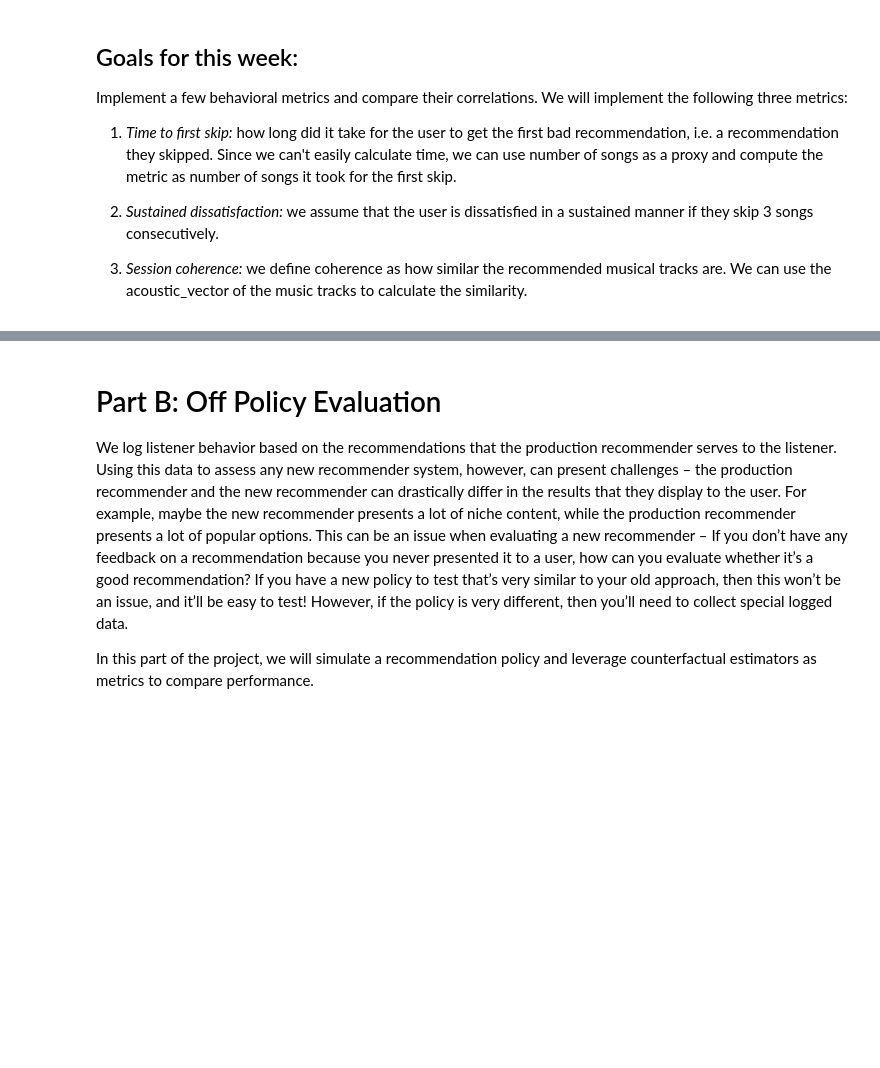
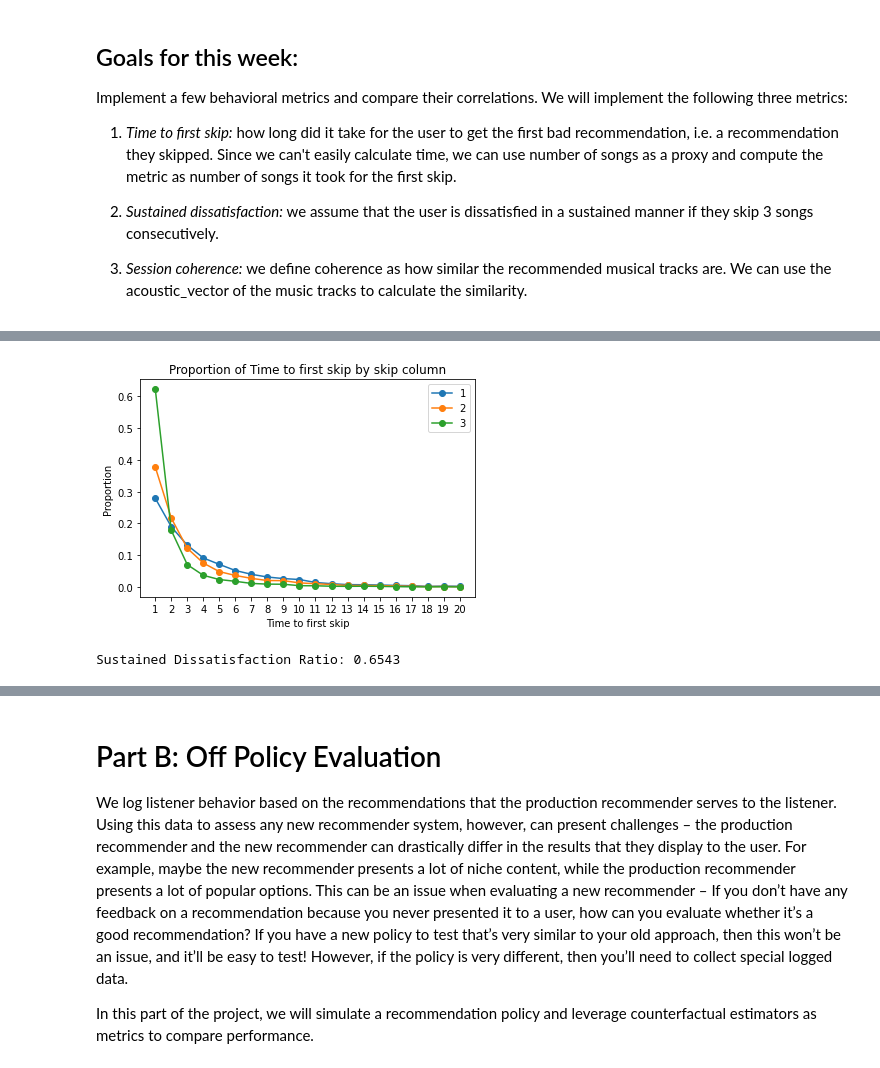
Before and after one commit to eduardo-escoto/corise_recsys_course, a Jupyter notebook: project_4/week4_evaluation.ipynb, the cells around one changed output, grey strips where cells are left out. Drawn from its saved outputs; the diff is of its cells as text; code cells hidden in the pictures; blank space fills up the shorter version.

```diff
--- a/project_4/week4_evaluation.ipynb
+++ b/project_4/week4_evaluation.ipynb
@@ -123,0 +227,10 @@ Implement a few behavioral metrics and compare their correlations. We will imple
+# %%
+ttfs_combinations = dict(list(zip(
+    skip_combinations,
+    [calc_time_to_first_skip(log, skip_cols = skip_comb, ret_raw_df=True) for skip_comb in skip_combinations]
+)))
+# %%
+for ttfs in ttfs_combinations:
+    print(f"Skip Column Combination: {ttfs}: {ttfs_combinations[ttfs]['ttf_skip'].mean()}")
+# Note the heirarchy of skip levels, since we're logically or-ing 3 is going to be the defining column for anything with 3
+# Just gonna calc with using each column only
@@ -123,0 +245,10 @@ Implement a few behavioral metrics and compare their correlations. We will imple
+# %%
+skip_combinations =  [1, 2, 3]
+
+ttfs_combinations = dict(list(zip(
+    skip_combinations,
+    [calc_time_to_first_skip(log, skip_cols = [skip_comb], ret_raw_df=True) for skip_comb in skip_combinations]
+)))
+# %%
+for ttfs in ttfs_combinations:
+    print(f"Skip Column Combination: {ttfs}: {ttfs_combinations[ttfs]['ttf_skip'].mean()}")
@@ -123,0 +265,53 @@ Implement a few behavioral metrics and compare their correlations. We will imple
+# %%
+ttfs_props_by_col = dict(list(zip(ttfs_combinations, [calc_skip_props(ttfs_combinations[ttfs]) for ttfs in ttfs_combinations])))
+
+for ttfs in ttfs_props_by_col:
+    plt.plot(ttfs_props_by_col[ttfs].index, ttfs_props_by_col[ttfs]['skip_prop'], marker = 'o', label = ttfs)
+plt.title('Proportion of Time to first skip by skip column')
+plt.ylabel('Proportion')
+plt.xlabel('Time to first skip')
+plt.xticks(ttfs_props_by_col[ttfs].index)
+plt.legend();
+# %% [output]
+[figure, added]
+# %%
+# implement session metric 2: sustained dissatisfaction: proportions of sessions with 3 consecutive skips
+
+# Interesting thing to note: (k - 1) + (k) + (k + 1) = 3k for all k in Z_+
+# In other words any sequence of 3 consecutive integers has k = [(k - 1) + (k) + (k + 1)] / 3
+# Example: (1 + 2 + 3) / 3 = 2
+# On second thought tho, this property isnt unique to consecutive integers so this won't work for this :/
+
+
+def calc_is_sustained_dissatisfaction(df_outer, position_feat = 'session_position', skip_level=1, k=None, ret_raw_df = False):
+    def is_sustained_dissatisfaction(df):
+        if k is not None:
+            df = df.nsmallest(k, [position_feat])
+
+        df["last_skip"] = df[f"skip_{skip_level}"].shift(1)
+        df["next_skip"] = df[f"skip_{skip_level}"].shift(-1)
+
+        return pd.Series(
+            [
+                (df["last_skip"] & df[f"skip_{skip_level}"] & df["next_skip"])
+                .iloc[
+                    1:-1
+                ]  # ignore first and last rows since they will have nans due to shifting up and down
+                .max()
+            ],
+            index=["sust_dis"],
+        )
+
+    if ret_raw_df:
+        return df_outer.groupby("session_id", as_index=False).apply(is_sustained_dissatisfaction)
+
+    return (
+        df_outer.groupby("session_id", as_index=False)
+        .apply(is_sustained_dissatisfaction)["sust_dis"]
+        .mean()
+    )
+
+
+print(f"Sustained Dissatisfaction Ratio: {calc_is_sustained_dissatisfaction(log)}")
+# %% [output]
+Sustained Dissatisfaction Ratio: 0.6543
```
Also changed, not shown: parts of 41 cells of this notebook, 1 other file.
